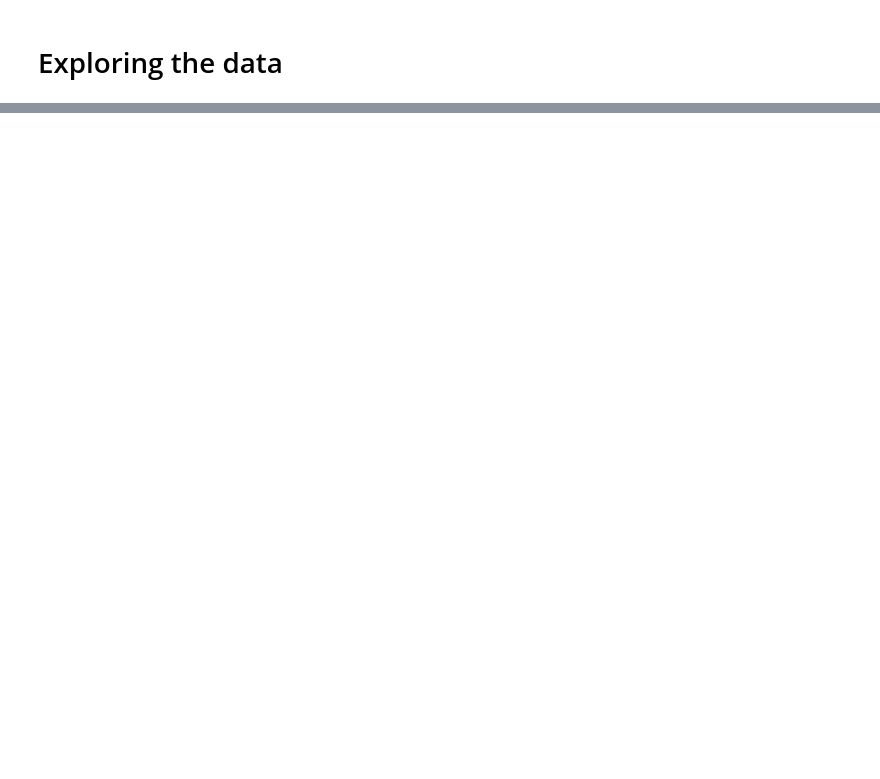
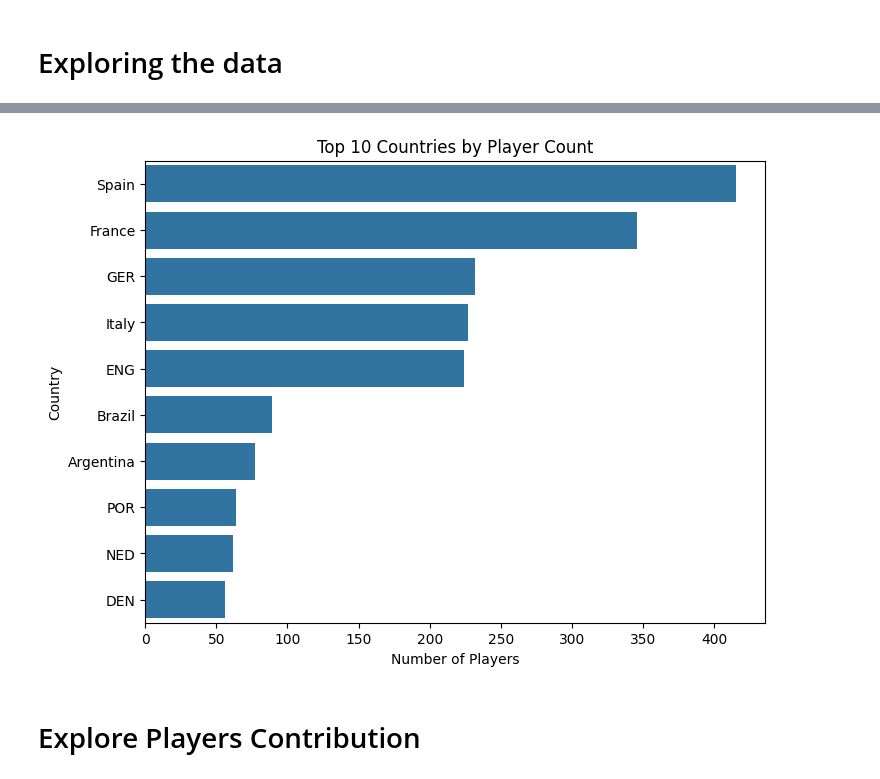
Before and after one commit to rahafw/future_stars, a Jupyter notebook: notebooks/rahaf_future_stars_EDA.ipynb, the cells around one changed output, grey strips where cells are left out. Drawn from its saved outputs; the diff is of its cells as text; code cells hidden in the pictures; blank space fills up the shorter version.

```diff
--- a/notebooks/rahaf_future_stars_EDA.ipynb
+++ b/notebooks/rahaf_future_stars_EDA.ipynb
@@ -84,0 +318,14 @@ d
+# %%
+# This is important for our project, because scouts needs to know which country has the most players
+top_nations = filtered_df["Nation_name"].value_counts().head(10)
+
+plt.figure(figsize=(8,6))
+sns.barplot(x=top_nations.values, y=top_nations.index)
+plt.title("Top 10 Countries by Player Count")
+plt.xlabel("Number of Players")
+plt.ylabel("Country")
+plt.show()
+# %% [output]
+[figure, added]
+# %% [markdown]
+# Explore Players Contribution
```
Also changed, not shown: parts of 20 cells of this notebook.
